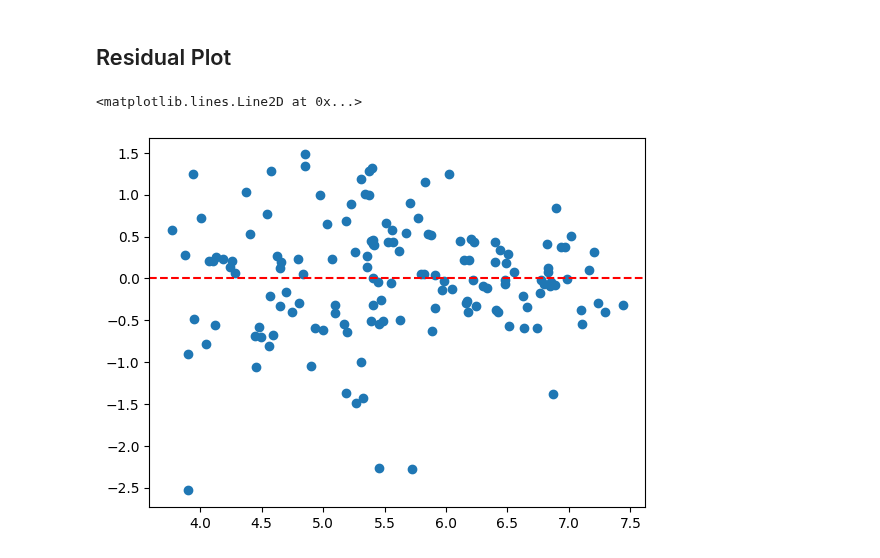
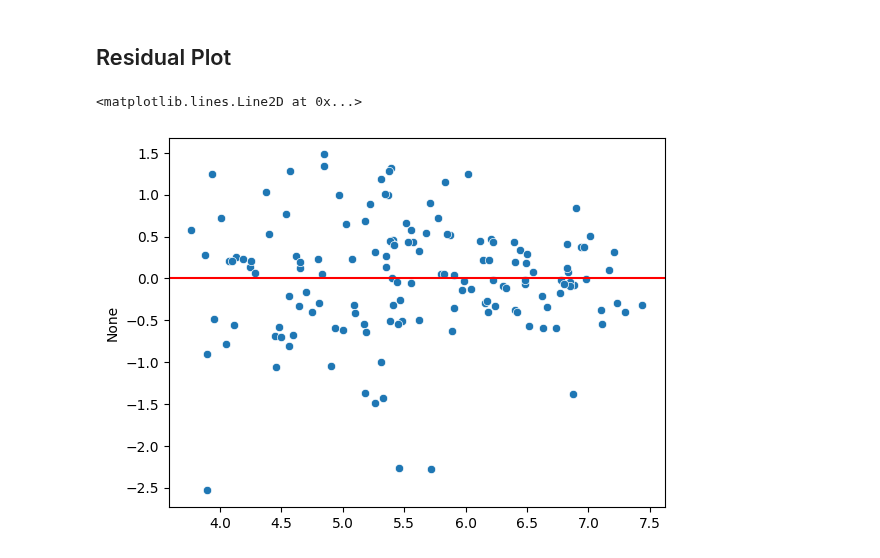
Before and after one commit to tayweid/tayweid.github.io, a Jupyter notebook: econ-0150/parts/part-4-2/Exercise_4_2.ipynb, the cells around one changed output. Saved outputs shown, nothing was run; the diff lists cells and outputs as text; code cells hidden in the pictures.

```diff
--- a/econ-0150/parts/part-4-2/Exercise_4_2.ipynb
+++ b/econ-0150/parts/part-4-2/Exercise_4_2.ipynb
@@ -18,7 +18,7 @@ file_path = 'https://tayweid.github.io/econ-0150/parts/part-4-1/data/'
 # Load
 data = pd.read_csv(file_path + 'Life_Evaluation_GDP_PerCap.csv')
 # Log Transformation
-data['log_GDP_PerCap'] = np.log10(data['GDP_Per_Cap'])
+data['log_GDP_Per_Cap'] = np.log10(data['GDP_Per_Cap'])
 # Filter: 2024
 data = data[data['Year'] == 2024]
 # Show
@@ -52,5 +52,5 @@ log_GDP_PerCap     1.5145      0.093     16.225      0.000       1.330       1.6
 # %%
-# Fit the model with robust standard errors (HC3: heteroskedastic-constant)
-robust_model = smf.ols('Life_Evaluation ~ log_GDP_PerCap', data=data).fit(cov_type='HC3')
-print(robust_model.summary().tables[1])
+# Model: y = b + mx
+model = smf.ols('Life_Evaluation ~ log_GDP_Per_Cap', data).fit(cov_type='HC3') # Intercept is included by default
+print(model.summary().tables[1])
 # %% [output]
@@ -77,10 +73,8 @@ sns.histplot(predictions)
 # %% [markdown]
 ## Residual Plot
 # %%
-plt.scatter(predictions, residuals)
-# horizontal line
-plt.axhline(y=0, color='r', linestyle='--')
-#
+sns.scatterplot(x=predictions, y=residuals)
+plt.axhline(y=0, color='red')
 # %% [output]
 <matplotlib.lines.Line2D at 0x...>
-[figure, old version]
+[figure, new version]
```
Also changed, not shown: parts of 7 cells of this notebook, 7 other files.
